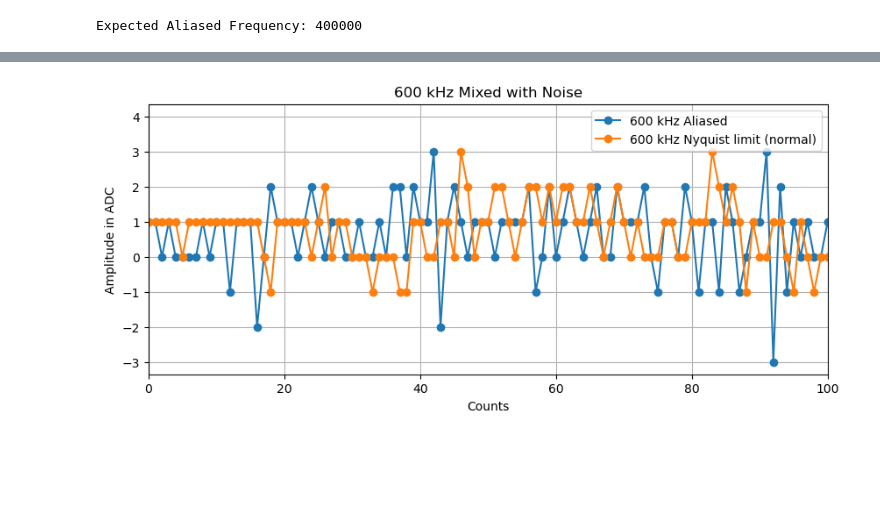
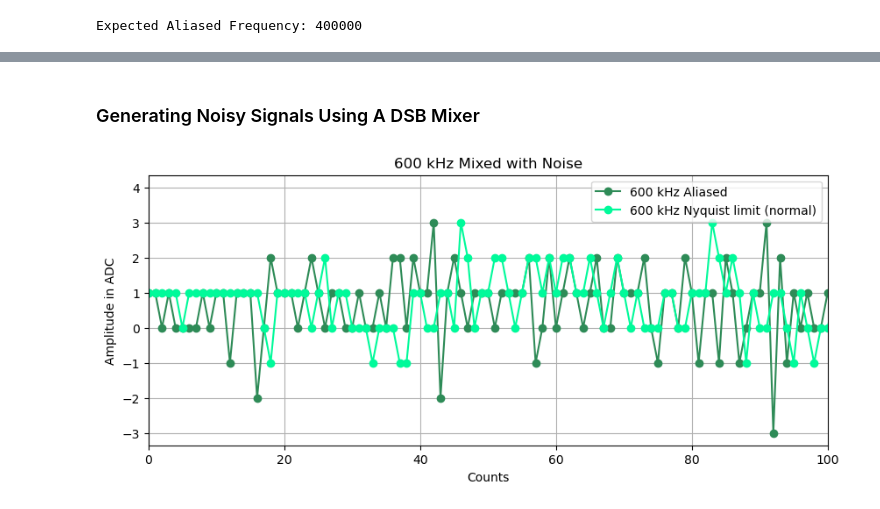
Before and after one commit to MakJimenez/Radio-Astronomy-Lab-Work, a Jupyter notebook: Mora_Radio_Lab_1_Report.ipynb, the cells around one changed output, grey strips where cells are left out. Drawn from its saved outputs; the diff is of its cells as text; code cells hidden in the pictures; blank space fills up the shorter version.

```diff
--- a/Mora_Radio_Lab_1_Report.ipynb
+++ b/Mora_Radio_Lab_1_Report.ipynb
@@ -287,30 +295,29 @@ plt.show()
+# %% [markdown]
+### Generating Noisy Signals Using A DSB Mixer
 # %%
 # With Noise (noise generator at level 5)
 # Signal frequency = 600 kHz
 # Amplitude = 100 mV_pp
 
 # Below Nyquist limit (aliasing) = 1.4e6
 Nbelow_lim_600khz = ziptoplot.unzip.unzip("Nbelow_lim_600khz.npz", 5)
 
-
-
-
 # At Nyquist limit = 1.6e6
 Nny_lim_600khz = ziptoplot.unzip.unzip("Nny_lim_600khz.npz", 5)
 
-
 # Plotting all three together
 plt.figure(figsize=(10,4))
-plt.plot(Nbelow_lim_600khz, marker="o", label='600 kHz Aliased') #blue, aliased
-plt.plot(Nny_lim_600khz, marker="o", label='600 kHz Nyquist limit (normal)') #orange, at limit
+plt.plot(Nbelow_lim_600khz, 'seagreen', marker="o", label='600 kHz Aliased') #blue, aliased
+plt.plot(Nny_lim_600khz, 'mediumspringgreen', marker="o", label='600 kHz Nyquist limit (normal)') #orange, at limit
+
 
 # Labeling
 plt.title('600 kHz Mixed with Noise')
 plt.xlabel('Counts')
 plt.ylabel('Amplitude in ADC')
 plt.legend()
 plt.grid(True)
 plt.xlim(0,100)
 plt.show()
 # %% [output]
-[figure, old version]
+[figure, new version]
```
Also changed, not shown: parts of 24 cells of this notebook, 2 other files.
